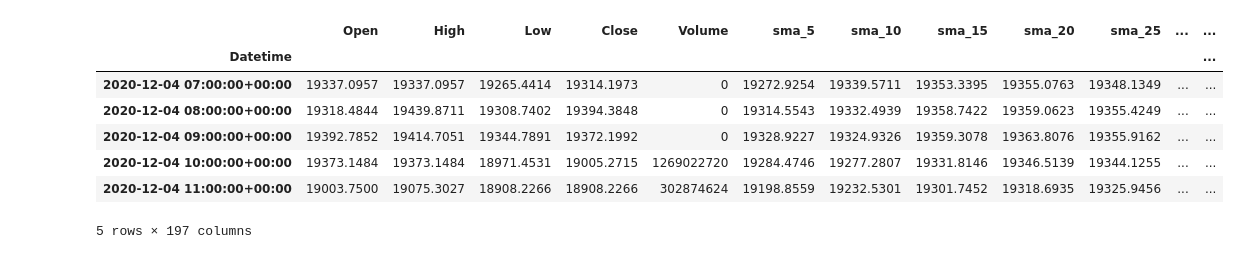
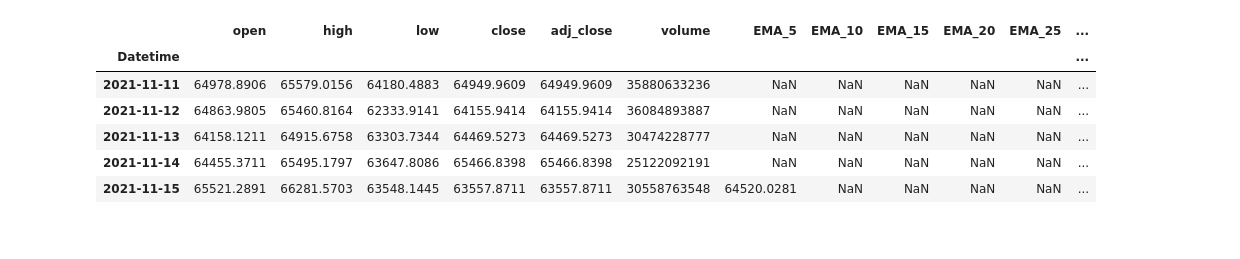
Before and after one commit to kozanakyel/KZ-Engine-Backend, a Jupyter notebook: KZ_project_setup/notebooks/analysis_actual.ipynb, the cells around one changed output. Cells and saved outputs as stored; diff of their text form; code cells hidden in the pictures.

```diff
--- a/KZ_project_setup/notebooks/analysis_actual.ipynb
+++ b/KZ_project_setup/notebooks/analysis_actual.ipynb
@@ -14,12 +14,12 @@ warnings.simplefilter(action = 'ignore', category = pd.errors.PerformanceWarning
 
 SYMBOL = 'BTC-USD'
 scale = 1
-range_list = [5, 10, 15, 20, 25, 30, 50, 99]
+range_list = [5, 10, 15, 20, 25, 30]
 range_list = [i*scale for i in range_list]
-period = '2y'
-interval = '1h'
+period = '1y'
+interval = '1d'
 start_date = ''
 end_data = ''
 source = 'yahoo'
 
-data = DataManipulation(SYMBOL, source, range_list, period=period, interval=interval, scale=scale, prefix_path='..')
+data = DataManipulation(SYMBOL, source, range_list, period=period, interval=interval, scale=scale, prefix_path='..', saved_to_csv=True)
@@ -30,0 +33,3 @@ bt.bt_plot_indicators(df[-24*10:], "Bitcoin")
+# %%
+pure_df = data.get_symbol_df('BTC-USD', pure=True)
+pure_df.head()
@@ -30,0 +49,7 @@ bt.bt_plot_indicators(df[-24*10:], "Bitcoin")
+# %%
+sm = ta.stochrsi(pure_df.close)
+sm.head()
+for i in range_list:
+    mk = ta.sma(pure_df.close, length=i)
+pure_df = pd.concat([pure_df, sm, mk], axis=1)
+pure_df.tail()
@@ -31,11 +86,10 @@ bt.bt_plot_indicators(df[-24*10:], "Bitcoin")
 # %%
-df.head()
+pure_df.head()
 # %% [output]
-|  | Open | High | Low | Close | Volume | sma_5 | sma_10 | sma_15 | sma_20 | sma_25 | ... | ... |
+|  | open | high | low | close | adj_close | volume | EMA_5 | EMA_10 | EMA_15 | EMA_20 | EMA_25 | ... |
 | Datetime |  |  |  |  |  |  |  |  |  |  |  | ... |
-| 2020-12-04 07:00:00+00:00 | 19337.0957 | 19337.0957 | 19265.4414 | 19314.1973 | 0 | 19272.9254 | 19339.5711 | 19353.3395 | 19355.0763 | 19348.1349 | ... | ... |
-| 2020-12-04 08:00:00+00:00 | 19318.4844 | 19439.8711 | 19308.7402 | 19394.3848 | 0 | 19314.5543 | 19332.4939 | 19358.7422 | 19359.0623 | 19355.4249 | ... | ... |
-| 2020-12-04 09:00:00+00:00 | 19392.7852 | 19414.7051 | 19344.7891 | 19372.1992 | 0 | 19328.9227 | 19324.9326 | 19359.3078 | 19363.8076 | 19355.9162 | ... | ... |
-| 2020-12-04 10:00:00+00:00 | 19373.1484 | 19373.1484 | 18971.4531 | 19005.2715 | 1269022720 | 19284.4746 | 19277.2807 | 19331.8146 | 19346.5139 | 19344.1255 | ... | ... |
-| 2020-12-04 11:00:00+00:00 | 19003.7500 | 19075.3027 | 18908.2266 | 18908.2266 | 302874624 | 19198.8559 | 19232.5301 | 19301.7452 | 19318.6935 | 19325.9456 | ... | ... |
+| 2021-11-11 | 64978.8906 | 65579.0156 | 64180.4883 | 64949.9609 | 64949.9609 | 35880633236 | NaN | NaN | NaN | NaN | NaN | ... |
+| 2021-11-12 | 64863.9805 | 65460.8164 | 62333.9141 | 64155.9414 | 64155.9414 | 36084893887 | NaN | NaN | NaN | NaN | NaN | ... |
+| 2021-11-13 | 64158.1211 | 64915.6758 | 63303.7344 | 64469.5273 | 64469.5273 | 30474228777 | NaN | NaN | NaN | NaN | NaN | ... |
+| 2021-11-14 | 64455.3711 | 65495.1797 | 63647.8086 | 65466.8398 | 65466.8398 | 25122092191 | NaN | NaN | NaN | NaN | NaN | ... |
+| 2021-11-15 | 65521.2891 | 66281.5703 | 63548.1445 | 63557.8711 | 63557.8711 | 30558763548 | 64520.0281 | NaN | NaN | NaN | NaN | ... |
-5 rows × 197 columns
```
Also changed, not shown: parts of 9 cells of this notebook, 6 other files.
